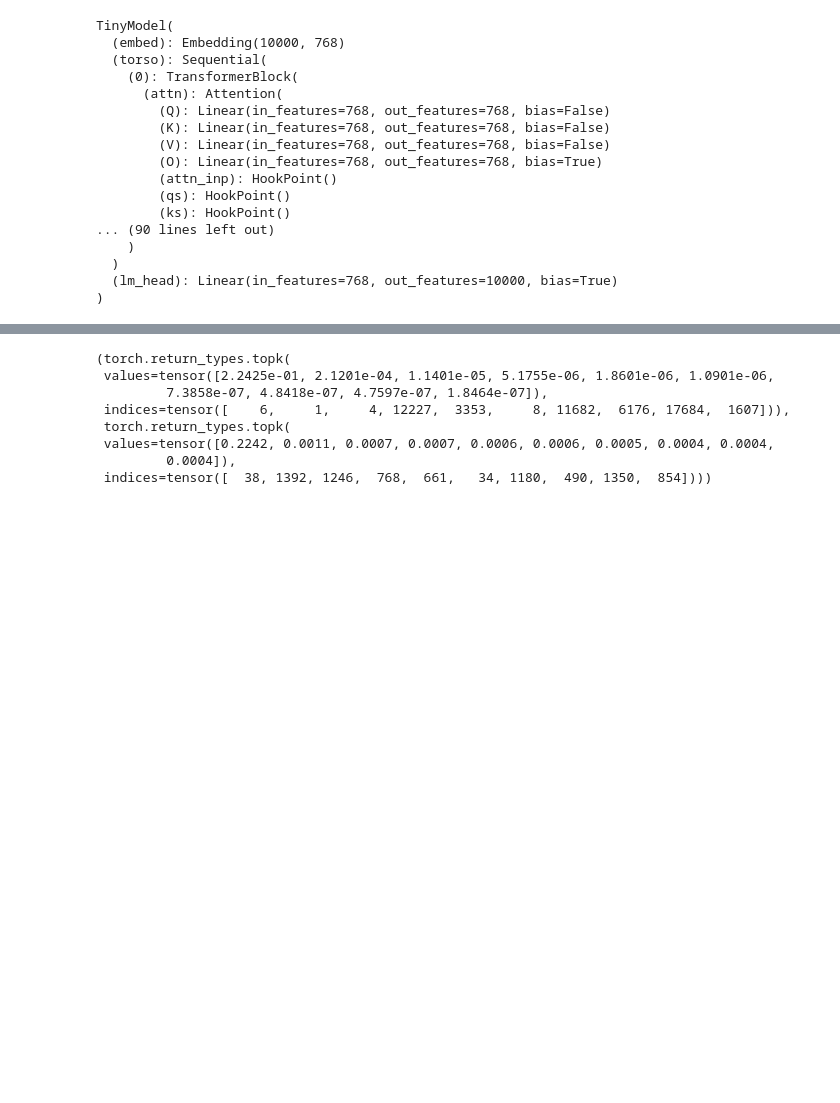
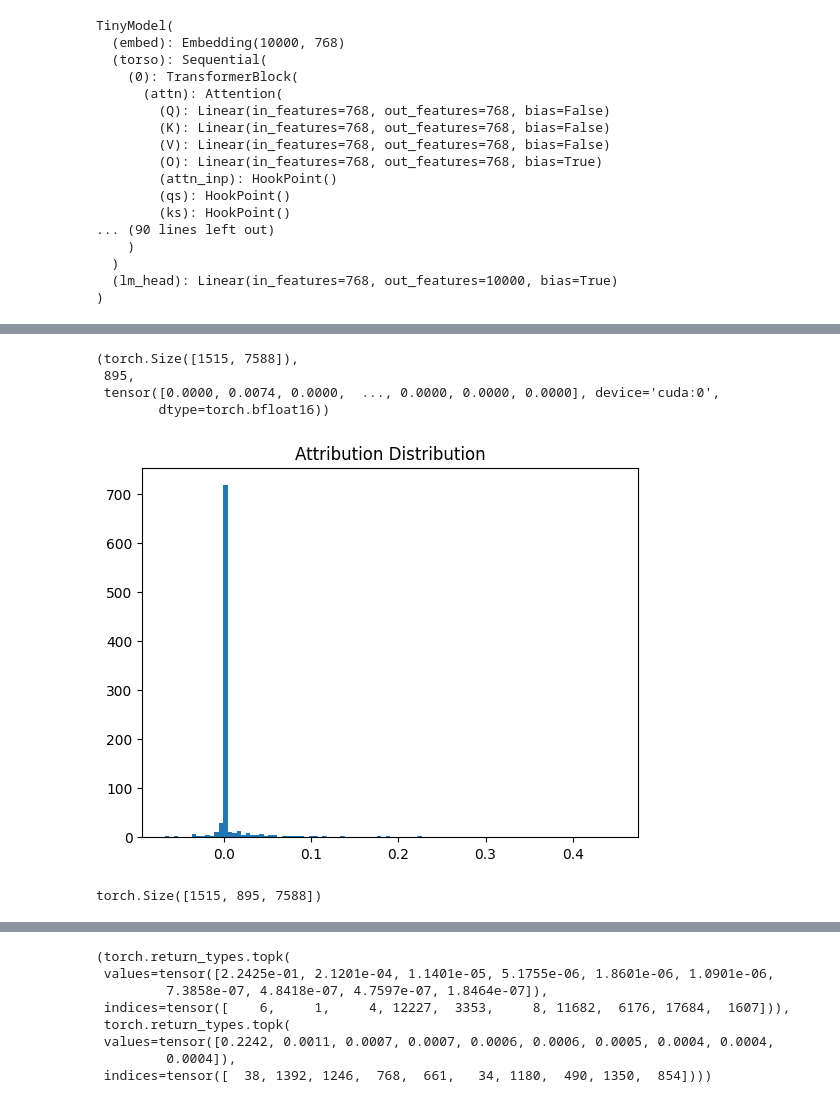
Before and after one commit to loganriggs/sae-circuits, a Jupyter notebook: notebooks/tiny_circuits.ipynb, the cells around one changed output, grey strips where cells are left out. Drawn from its saved outputs; the diff is of its cells as text; code cells hidden in the pictures; blank space fills up the shorter version.

```diff
--- a/notebooks/tiny_circuits.ipynb
+++ b/notebooks/tiny_circuits.ipynb
@@ -169,0 +436,18 @@ sae_res.decoder, skip_sae.encoder, sae_res.decoder.weight.shape, sae_res.encoder
+# %%
+nonzero_input.shape, encoder_output.shape[1], normed_attri.nanmean(0)
+# %% [output]
+(torch.Size([1515, 7588]),
+ 895,
+ tensor([0.0000, 0.0074, 0.0000,  ..., 0.0000, 0.0000, 0.0000], device='cuda:0',
+        dtype=torch.bfloat16))
+# %%
+stacked_attr[1].sum()
+v = stacked_attr[7]
+# plot as hist
+import numpy as np
+import matplotlib.pyplot as plt
+plt.hist(v.cpu().float().numpy(), bins=100)
+plt.title(f"Attribution Distribution")
+plt.show()
+# %% [output]
+[figure, added]
@@ -169,0 +457,4 @@ sae_res.decoder, skip_sae.encoder, sae_res.decoder.weight.shape, sae_res.encoder
+# %%
+stacked_attr.shape
+# %% [output]
+torch.Size([1515, 895, 7588])
```
Also changed, not shown: parts of 34 cells of this notebook.
